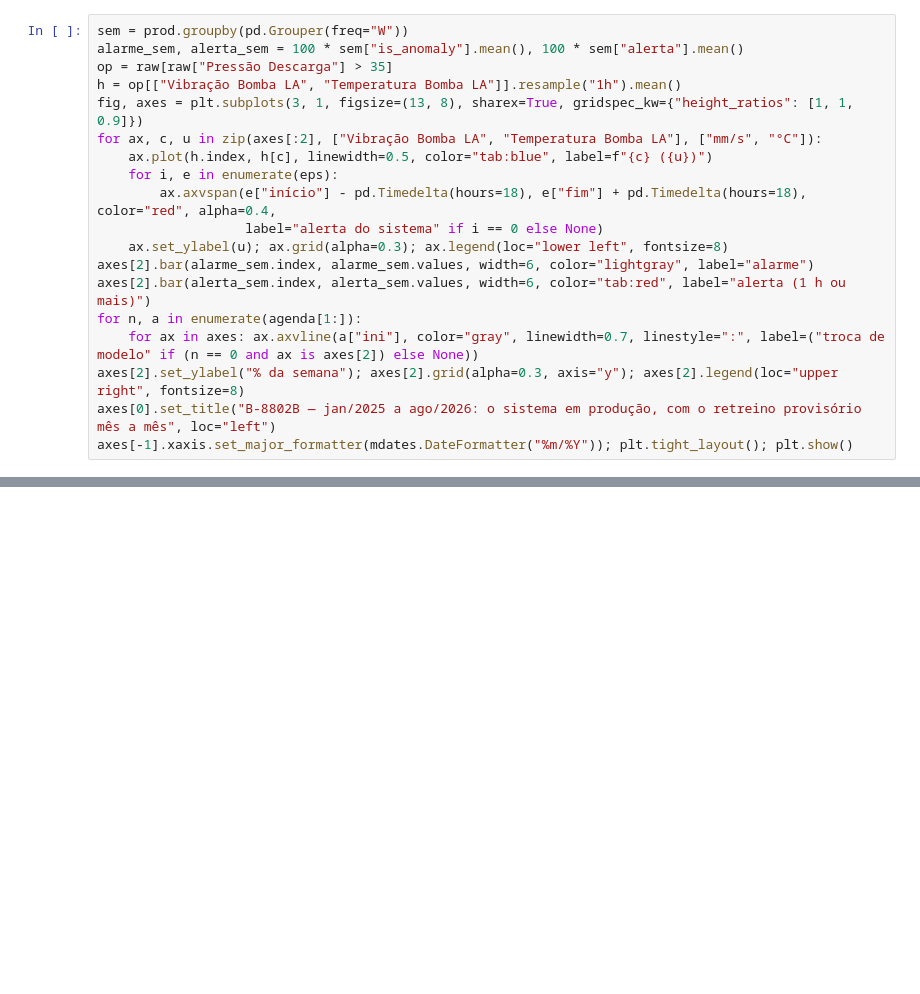
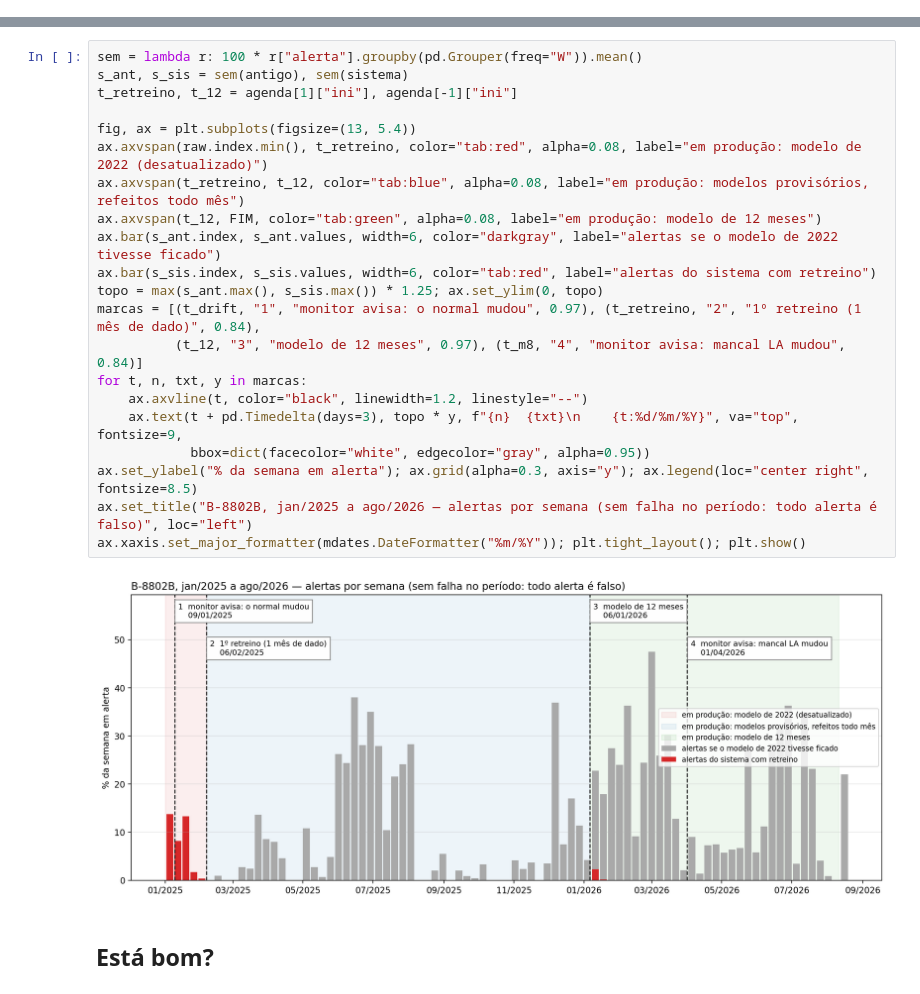
Before and after one commit to SIMPred-Petrobras/transpetro-models, a Jupyter notebook: notebooks/drift/replay_pipeline_B-8802B.ipynb, the cells around one changed output, grey strips where cells are left out. Saved outputs shown, nothing was run; the diff lists cells and outputs as text; blank space fills up the shorter version.

```diff
--- a/notebooks/drift/replay_pipeline_B-8802B.ipynb
+++ b/notebooks/drift/replay_pipeline_B-8802B.ipynb
@@ -214,19 +88,0 @@ semana em alarme (barra clara) e em alerta (barra escura), com a troca de modelo
-# %%
-sem = prod.groupby(pd.Grouper(freq="W"))
-alarme_sem, alerta_sem = 100 * sem["is_anomaly"].mean(), 100 * sem["alerta"].mean()
-op = raw[raw["Pressão Descarga"] > 35]
-h = op[["Vibração Bomba LA", "Temperatura Bomba LA"]].resample("1h").mean()
-fig, axes = plt.subplots(3, 1, figsize=(13, 8), sharex=True, gridspec_kw={"height_ratios": [1, 1, 0.9]})
-for ax, c, u in zip(axes[:2], ["Vibração Bomba LA", "Temperatura Bomba LA"], ["mm/s", "°C"]):
-    ax.plot(h.index, h[c], linewidth=0.5, color="tab:blue", label=f"{c} ({u})")
-    for i, e in enumerate(eps):
-        ax.axvspan(e["início"] - pd.Timedelta(hours=18), e["fim"] + pd.Timedelta(hours=18), color="red", alpha=0.4,
-                   label="alerta do sistema" if i == 0 else None)
-    ax.set_ylabel(u); ax.grid(alpha=0.3); ax.legend(loc="lower left", fontsize=8)
-axes[2].bar(alarme_sem.index, alarme_sem.values, width=6, color="lightgray", label="alarme")
-axes[2].bar(alerta_sem.index, alerta_sem.values, width=6, color="tab:red", label="alerta (1 h ou mais)")
-for n, a in enumerate(agenda[1:]):
-    for ax in axes: ax.axvline(a["ini"], color="gray", linewidth=0.7, linestyle=":", label=("troca de modelo" if (n == 0 and ax is axes[2]) else None))
-axes[2].set_ylabel("% da semana"); axes[2].grid(alpha=0.3, axis="y"); axes[2].legend(loc="upper right", fontsize=8)
-axes[0].set_title("B-8802B — jan/2025 a ago/2026: o sistema em produção, com o retreino provisório mês a mês", loc="left")
-axes[-1].xaxis.set_major_formatter(mdates.DateFormatter("%m/%Y")); plt.tight_layout(); plt.show()
@@ -358,0 +95,25 @@ episódios em 18 meses, sem perder a detecção da falha de 2022 em nenhum mês,
+# %%
+sem = lambda r: 100 * r["alerta"].groupby(pd.Grouper(freq="W")).mean()
+s_ant, s_sis = sem(antigo), sem(sistema)
+t_retreino, t_12 = agenda[1]["ini"], agenda[-1]["ini"]
+
+fig, ax = plt.subplots(figsize=(13, 5.4))
+ax.axvspan(raw.index.min(), t_retreino, color="tab:red", alpha=0.08, label="em produção: modelo de 2022 (desatualizado)")
+ax.axvspan(t_retreino, t_12, color="tab:blue", alpha=0.08, label="em produção: modelos provisórios, refeitos todo mês")
+ax.axvspan(t_12, FIM, color="tab:green", alpha=0.08, label="em produção: modelo de 12 meses")
+ax.bar(s_ant.index, s_ant.values, width=6, color="darkgray", label="alertas se o modelo de 2022 tivesse ficado")
+ax.bar(s_sis.index, s_sis.values, width=6, color="tab:red", label="alertas do sistema com retreino")
+topo = max(s_ant.max(), s_sis.max()) * 1.25; ax.set_ylim(0, topo)
+marcas = [(t_drift, "1", "monitor avisa: o normal mudou", 0.97), (t_retreino, "2", "1º retreino (1 mês de dado)", 0.84),
+          (t_12, "3", "modelo de 12 meses", 0.97), (t_m8, "4", "monitor avisa: mancal LA mudou", 0.84)]
+for t, n, txt, y in marcas:
+    ax.axvline(t, color="black", linewidth=1.2, linestyle="--")
+    ax.text(t + pd.Timedelta(days=3), topo * y, f"{n}  {txt}\n    {t:%d/%m/%Y}", va="top", fontsize=9,
+            bbox=dict(facecolor="white", edgecolor="gray", alpha=0.95))
+ax.set_ylabel("% da semana em alerta"); ax.grid(alpha=0.3, axis="y"); ax.legend(loc="center right", fontsize=8.5)
+ax.set_title("B-8802B, jan/2025 a ago/2026 — alertas por semana (sem falha no período: todo alerta é falso)", loc="left")
+ax.xaxis.set_major_formatter(mdates.DateFormatter("%m/%Y")); plt.tight_layout(); plt.show()
+# %% [output]
+[figure, added]
+# %% [markdown]
+## Está bom?
```
Also changed, not shown: parts of 25 cells of this notebook.
